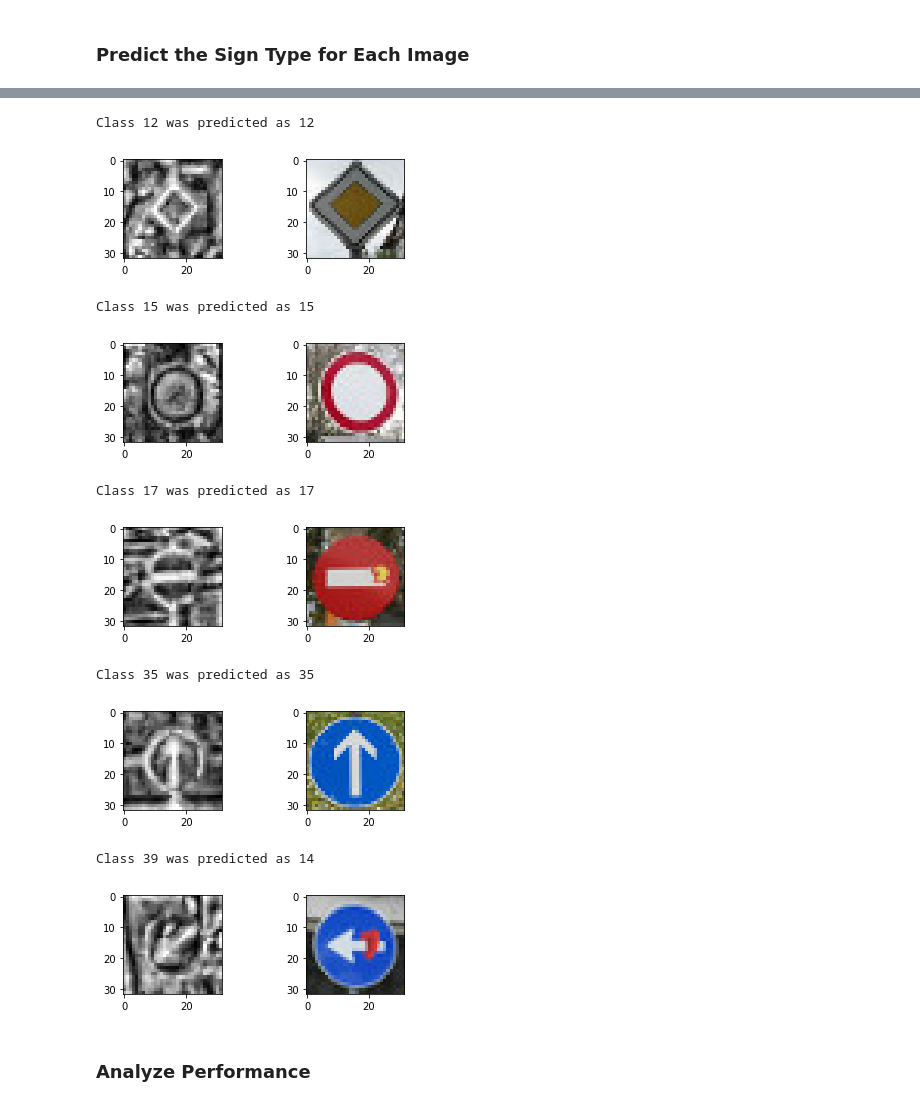
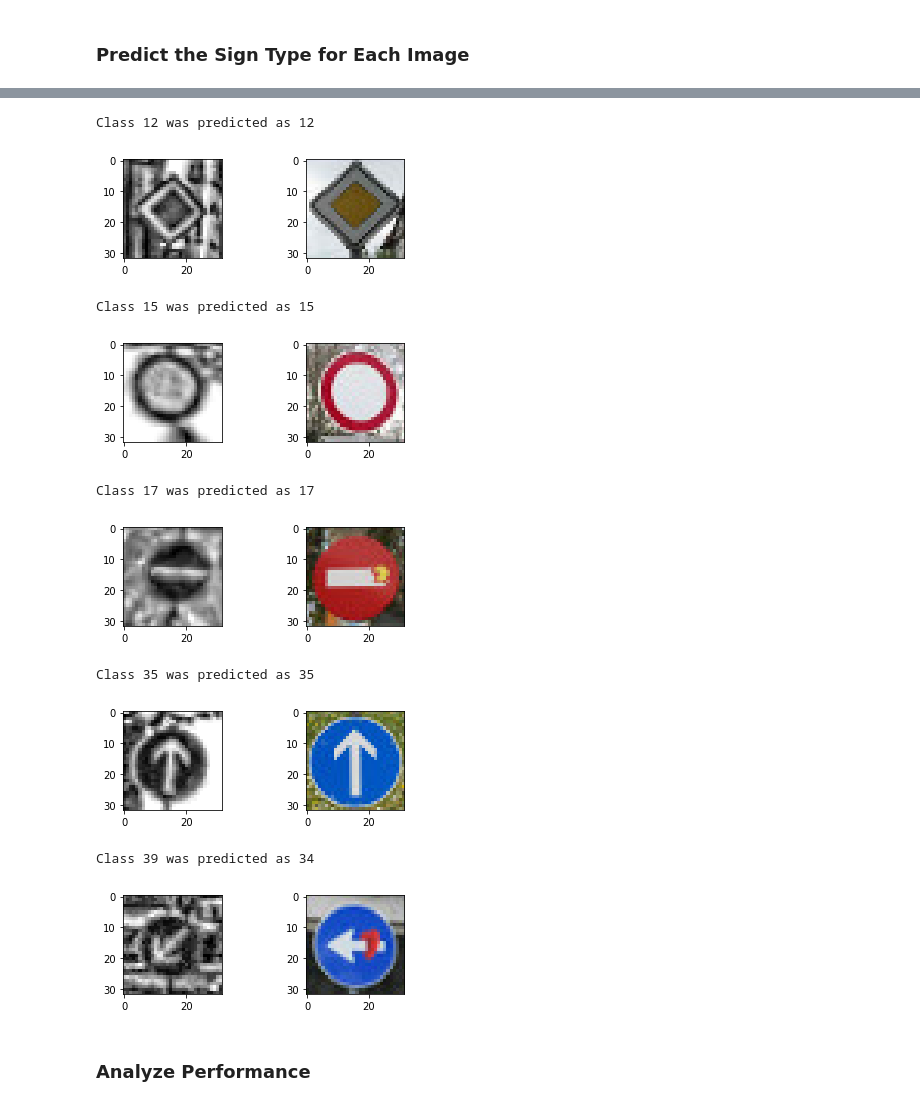
Before and after one commit to BernhardSchlegel/CarND-Traffic-Sign-Classifier-Project, a Jupyter notebook: Traffic_Sign_Classifier.ipynb, the cells around one changed output, grey strips where cells are left out. Drawn from its saved outputs; the diff is of its cells as text; code cells hidden in the pictures.

```diff
--- a/Traffic_Sign_Classifier.ipynb
+++ b/Traffic_Sign_Classifier.ipynb
@@ -820,7 +781,7 @@ def train_net(sess, X_train, y_train):
         log("Validation Accuracy = {:.3f}".format(validation_accuracy))
         if len(accuracies) > n_auto_stop:
             accuracies = accuracies[-n_auto_stop:] # take last n_auto_stop elements
-        if min(accuracies) >= (validation_accuracy + 0.1):
+        if round(min(accuracies)*100) >= round(validation_accuracy * 100):
             log("accuracy stopped increasing more than 0.1. stopping...")
             break
         else:
@@ -831,8 +792,3 @@ def train_net(sess, X_train, y_train):
 
     saver.save(sess, './lenet')
     log("Model saved")
-# %%
-EPOCHS = 10
-n_auto_stop = 10 # determines how many epochs are used for auto stopping, this is inherently the minimum number of epochs
-with tf.Session() as sess:
-    train_net(sess, X_train, y_train)
@@ -862,6 +800,5 @@ n_auto_stop = 10
 EPOCHS = 100
 
 with tf.Session() as sess:
-    saver.restore(sess, tf.train.latest_checkpoint('.'))
     train_net(sess, X_train, y_train)
 # %% [output]
@@ -998,19 +935,19 @@ def plot_random_image_from_trainset(X, y, label_to_plot, predicted_image):
 # %%
 for actual, prediction in zip(y_test_custom, predictions):
     print("Class {} was predicted as {}".format(actual, prediction))
     test_image = X_test_custom[y_test_custom==actual]
-    plot_random_image_from_trainset(X_train_aug, y_train_aug, actual, test_image)
+    plot_random_image_from_trainset(X_train, y_train, actual, test_image)
 # %% [output]
 Class 12 was predicted as 12
-[figure, old version]
+[figure, new version]
 Class 15 was predicted as 15
-[figure, old version]
+[figure, new version]
 Class 17 was predicted as 17
-[figure, old version]
+[figure, new version]
 Class 35 was predicted as 35
-[figure, old version]
+[figure, new version]
-Class 39 was predicted as 14
+Class 39 was predicted as 34
-[figure, old version]
+[figure, new version]
 # %% [markdown]
 ### Analyze Performance
 # %%
```
Also changed, not shown: parts of 22 cells of this notebook, 2 other files.
